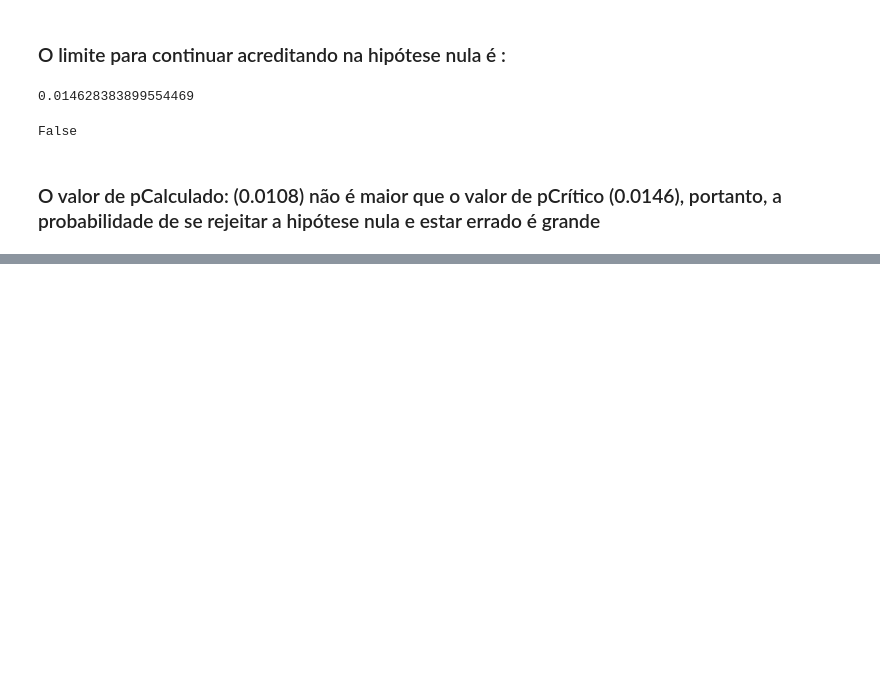
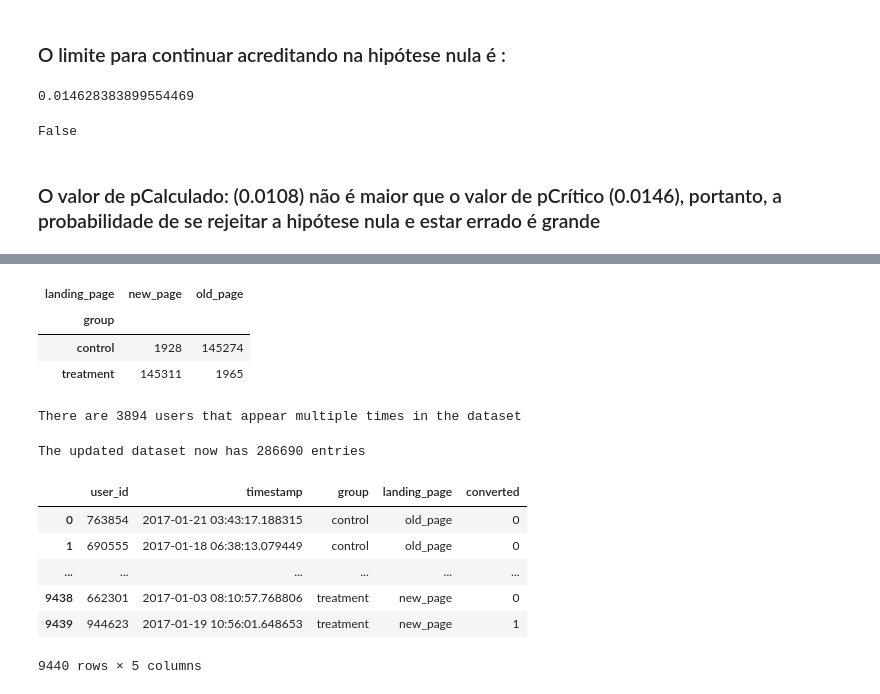
Before and after one commit to vitorpbarbosa7/Estudos_DS, a Jupyter notebook: TesteAB/TesteAB.ipynb, the cells around one changed output, grey strips where cells are left out. Saved outputs shown, nothing was run; the diff lists cells and outputs as text; code cells hidden in the pictures; blank space fills up the shorter version.

```diff
--- a/TesteAB/TesteAB.ipynb
+++ b/TesteAB/TesteAB.ipynb
@@ -66,0 +172,21 @@ md("### O valor de pCalculado: ({}) não é maior que o valor de pCrítico ({}),
+# %%
+pd.crosstab(df['group'], df['landing_page'])
+# %% [output]
+| landing_page | new_page | old_page |
+| group |  |  |
+| control | 1928 | 145274 |
+| treatment | 145311 | 1965 |
+# %%
+session_counts = df['user_id'].value_counts(ascending=False)
+multi_users = session_counts[session_counts > 1].count()
+
+print(f'There are {multi_users} users that appear multiple times in the dataset')
+# %% [output]
+There are 3894 users that appear multiple times in the dataset
+# %%
+users_to_drop = session_counts[session_counts > 1].index
+
+df = df[~df['user_id'].isin(users_to_drop)]
+print(f'The updated dataset now has {df.shape[0]} entries')
+# %% [output]
+The updated dataset now has 286690 entries
@@ -66,0 +196,12 @@ md("### O valor de pCalculado: ({}) não é maior que o valor de pCrítico ({}),
+# %%
+ab_test = pd.concat([control_sample, treatment_sample], axis=0)
+ab_test.reset_index(drop=True, inplace=True)
+ab_test
+# %% [output]
+|  | user_id | timestamp | group | landing_page | converted |
+| 0 | 763854 | 2017-01-21 03:43:17.188315 | control | old_page | 0 |
+| 1 | 690555 | 2017-01-18 06:38:13.079449 | control | old_page | 0 |
+| ... | ... | ... | ... | ... | ... |
+| 9438 | 662301 | 2017-01-03 08:10:57.768806 | treatment | new_page | 0 |
+| 9439 | 944623 | 2017-01-19 10:56:01.648653 | treatment | new_page | 1 |
+9440 rows × 5 columns
```
Also changed, not shown: parts of 49 cells of this notebook, 2 other files.
